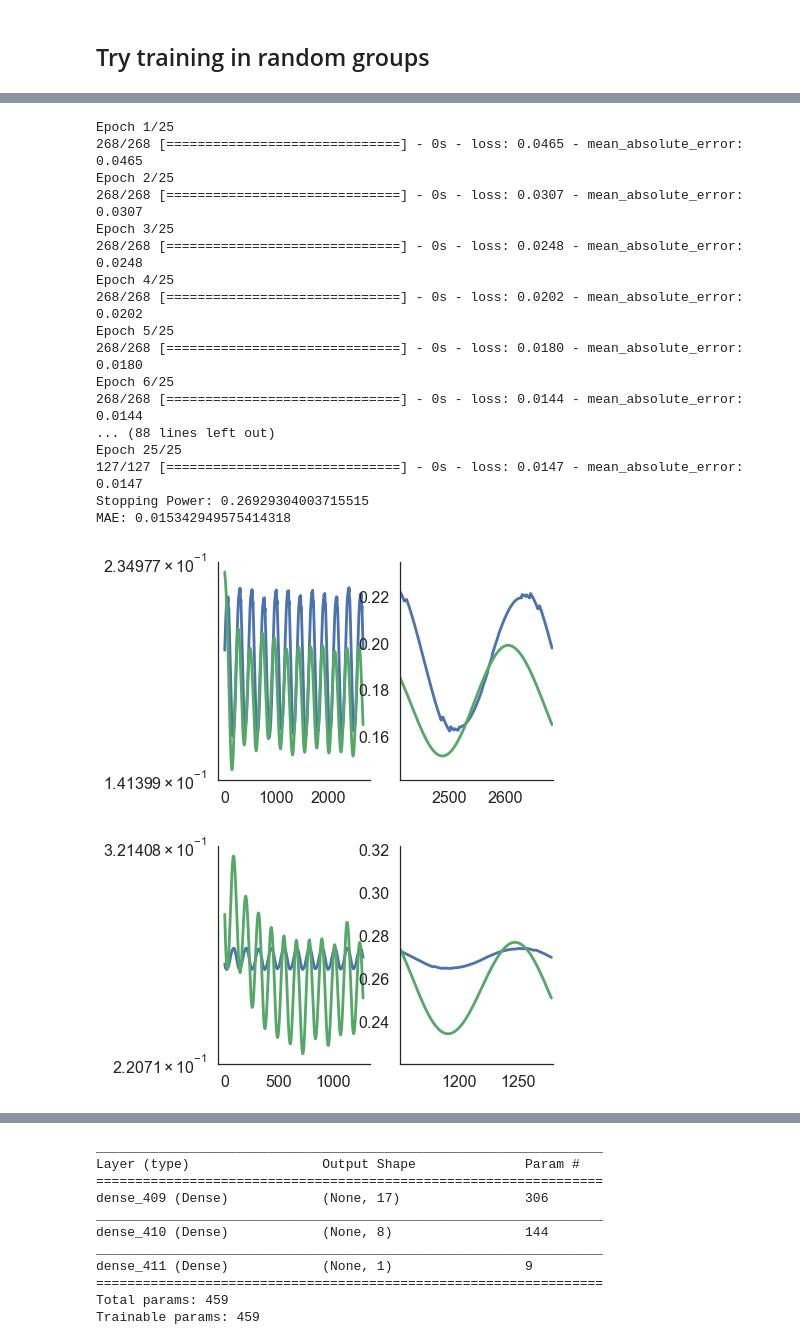
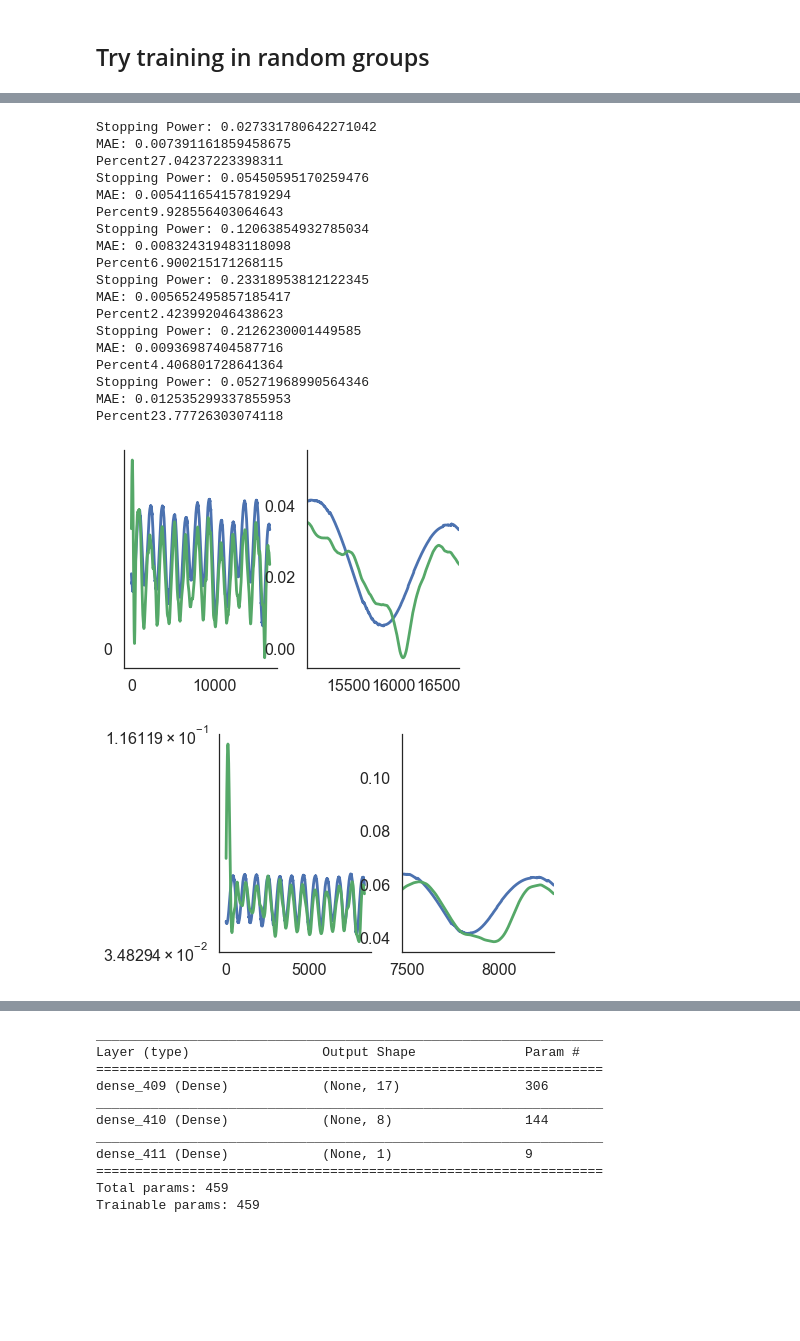
Before and after one commit to globus-labs/stopping-power-ml, a Jupyter notebook: neural.ipynb, the cells around one changed output, grey strips where cells are left out. Drawn from its saved outputs; the diff is of its cells as text; code cells hidden in the pictures; blank space fills up the shorter version.

Commit message:
Initial stab at class balancing and testing nonlinear activations

```diff
--- a/neural.ipynb
+++ b/neural.ipynb
@@ -241,7 +254,7 @@ def get_mlp_wide(X, activation="linear"):
     return model
 
 
-def get_mlp_small(X, activation="linear"):
+def get_mlp_small(X, activation="tanh"):
     model = Sequential()
     model.add(Dense(128, input_shape=(X.shape[1],), activation=activation))
     model.add(Dense(1, activation=activation))
@@ -249,8 +262,17 @@ def get_mlp_small(X, activation="linear"):
     print(model.summary())
     return model
 
+def get_mlp_logan(X, activation="tanh"):
+    model = Sequential()
+    model.add(Dense(128, input_shape=(X.shape[1],), activation=activation))
+    model.add(Dense(64, activation=activation))
+    model.add(Dense(32, activation=activation))
+    model.add(Dense(16, activation=activation))
+    model.add(Dense(1, activation=activation))
+    model.compile(loss='mae', optimizer='adam', metrics=['mae'])
+    return model
 
-def get_mlp_deep(X, activation="linear"):
+def get_mlp_deep(X, activation="tanh"):
     model = Sequential()
     model.add(Dense(1024, input_shape=(X.shape[1],), activation=activation))
     model.add(Dense(512, activation=activation))
@@ -265,8 +287,8 @@ def get_mlp_deep(X, activation="linear"):
 ## Try training in velocity batches
 # %%
 #Instantiate Model
-model = get_mlp_deep(X_si)
-epochs = 20
+model = get_mlp_logan(X_si)
+epochs = 10
 
 for df in dfs_si_train:
     (X_tr, y_tr) = get_data_columns(df)
@@ -302,0 +325,9 @@ MAE: 0.007984310275008729
+# %%
+for df in dfs_si_train:
+    (X_tr, y_tr) = get_data_columns(df)
+
+    #model, r = transfer_train(model, X_tr, y_tr,splits=[int(len(X_tr)/10)], epochs=25)
+
+    preds, mae, sp = predict_summarize([model], X_tr, y_tr)
+    print("Stopping Power: {} \nMAE: {} \nPercent:{}".format(sp,mae, float(mae/sp)))
+    summary_plots(preds, y_tr)
@@ -304,13 +360,15 @@ MAE: 0.007984310275008729
 ## Try training in random groups
 # %%
 #Instantiate Model
-model = get_mlp_deep(X_si)
-epochs = 4
+model = get_mlp_logan(X_si)
+epochs = 5
+length = 10000
 
 X_train = []
 y_train = []
 for df in dfs_si_train:
     (X_tr, y_tr) = get_data_columns(df)
+    X_tr, y_tr = expand_class(X_tr, y_tr, length=length)
     X_train.append(X_tr)
     y_train.append(y_tr)
 
@@ -318,7 +376,8 @@ X_train = np.vstack(X_train)
 y_train = np.concatenate(y_train)
 
 
-model, r = transfer_train(model, X_train, y_train,splits=[len(X_train)], batch_size=100, epochs=epochs)
+model, r = transfer_train(model, X_train, y_train,splits=[len(X_train)], batch_size=100,
+                          epochs=epochs)
 
 preds, mae, sp = predict_summarize([model], X_train, y_train)
 print("Stopping Power: {} \nMAE: {}".format(sp,mae))
@@ -338,29 +399,30 @@ MAE: 0.03135857028850589
 # %%
-for df in dfs_si_test:
+for df in dfs_si_train:
     (X_tr, y_tr) = get_data_columns(df)
 
-    model, r = transfer_train(model, X_tr, y_tr,splits=[int(len(X_tr)/10)], epochs=25)
+    #model, r = transfer_train(model, X_tr, y_tr,splits=[int(len(X_tr)/10)], epochs=5)
 
     preds, mae, sp = predict_summarize([model], X_tr, y_tr)
-    print("Stopping Power: {} \nMAE: {}".format(sp,mae))
+    print("Stopping Power: {} \nMAE: {} \nPercent{}".format(sp,mae, 100*float(mae/sp)))
     summary_plots(preds, y_tr)
 # %% [output]
-Epoch 1/25
-268/268 [==============================] - 0s - loss: 0.0465 - mean_absolute_error: 0.0465
-Epoch 2/25
-268/268 [==============================] - 0s - loss: 0.0307 - mean_absolute_error: 0.0307
-Epoch 3/25
-268/268 [==============================] - 0s - loss: 0.0248 - mean_absolute_error: 0.0248
-Epoch 4/25
-268/268 [==============================] - 0s - loss: 0.0202 - mean_absolute_error: 0.0202
-Epoch 5/25
-268/268 [==============================] - 0s - loss: 0.0180 - mean_absolute_error: 0.0180
-Epoch 6/25
-268/268 [==============================] - 0s - loss: 0.0144 - mean_absolute_error: 0.0144
-... (88 lines left out)
-Epoch 25/25
-127/127 [==============================] - 0s - loss: 0.0147 - mean_absolute_error: 0.0147
-Stopping Power: 0.26929304003715515
-MAE: 0.015342949575414318
+Stopping Power: 0.027331780642271042
+MAE: 0.007391161859458675
+Percent27.04237223398311
+Stopping Power: 0.05450595170259476
+MAE: 0.005411654157819294
+Percent9.928556403064643
+Stopping Power: 0.12063854932785034
+MAE: 0.008324319483118098
+Percent6.900215171268115
+Stopping Power: 0.23318953812122345
+MAE: 0.005652495857185417
+Percent2.423992046438623
+Stopping Power: 0.2126230001449585
+MAE: 0.00936987404587716
+Percent4.406801728641364
+Stopping Power: 0.05271968990564346
+MAE: 0.012535299337855953
+Percent23.77726303074118
-[figure, old version]
+[figure, new version]
-[figure, old version]
+[figure, new version]
```
Also changed, not shown: parts of 5 cells of this notebook.
